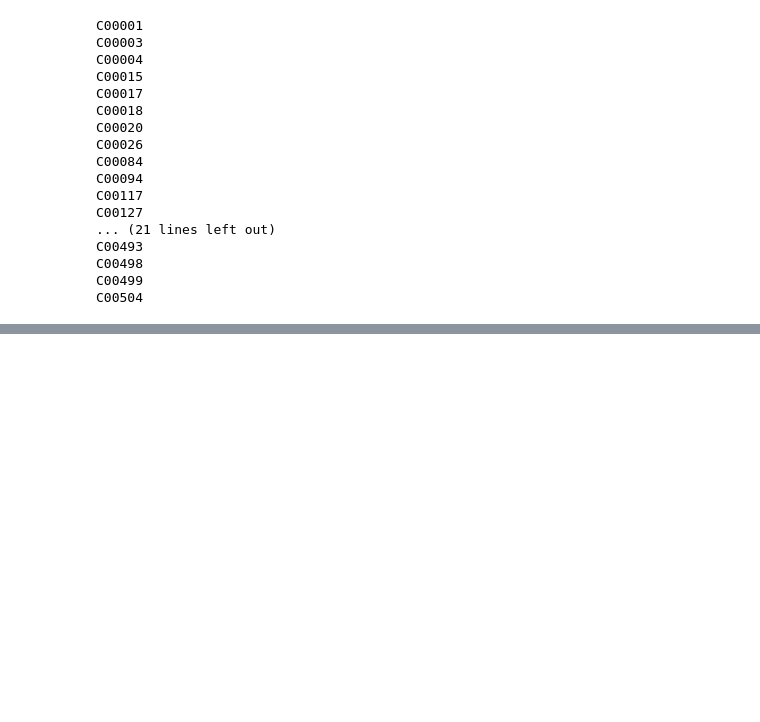
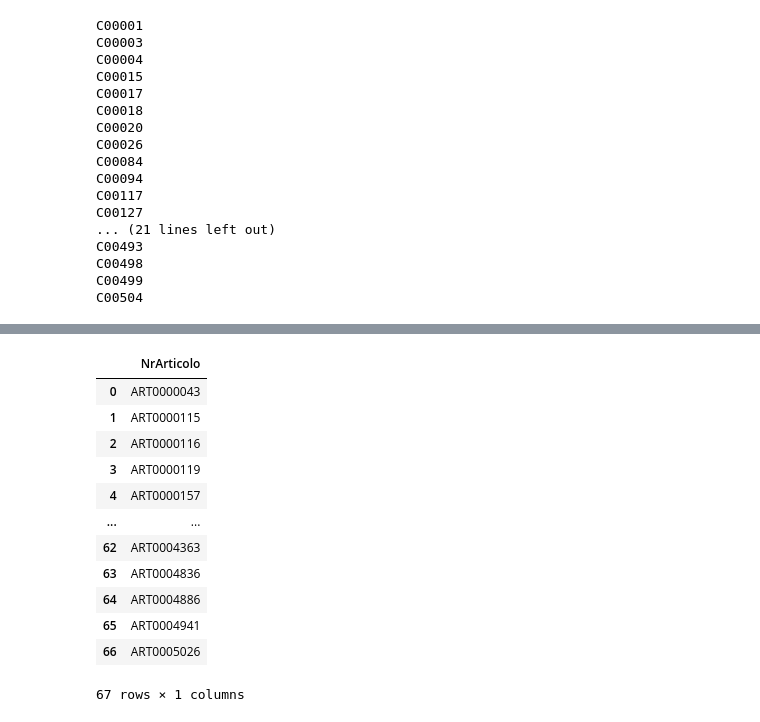
Before and after one commit to VinciGit00/SCGProject, a Jupyter notebook: Datasets/DataElaboration/TotaleDavidExtendedV3.ipynb, the cells around one changed output, grey strips where cells are left out. Drawn from its saved outputs; the diff is of its cells as text; code cells hidden in the pictures; blank space fills up the shorter version.

```diff
--- a/Datasets/DataElaboration/TotaleDavidExtendedV3.ipynb
+++ b/Datasets/DataElaboration/TotaleDavidExtendedV3.ipynb
@@ -1580,0 +1619,16 @@ scos[0]
+# %%
+sqldf ('select NrArticolo from x where NrArticolo not in (select NrArticolo from y)')
+# %% [output]
+|  | NrArticolo |
+| 0 | ART0000043 |
+| 1 | ART0000115 |
+| 2 | ART0000116 |
+| 3 | ART0000119 |
+| 4 | ART0000157 |
+| ... | ... |
+| 62 | ART0004363 |
+| 63 | ART0004836 |
+| 64 | ART0004886 |
+| 65 | ART0004941 |
+| 66 | ART0005026 |
+67 rows × 1 columns
```
Also changed, not shown: parts of 4 cells of this notebook, 3 other files.
